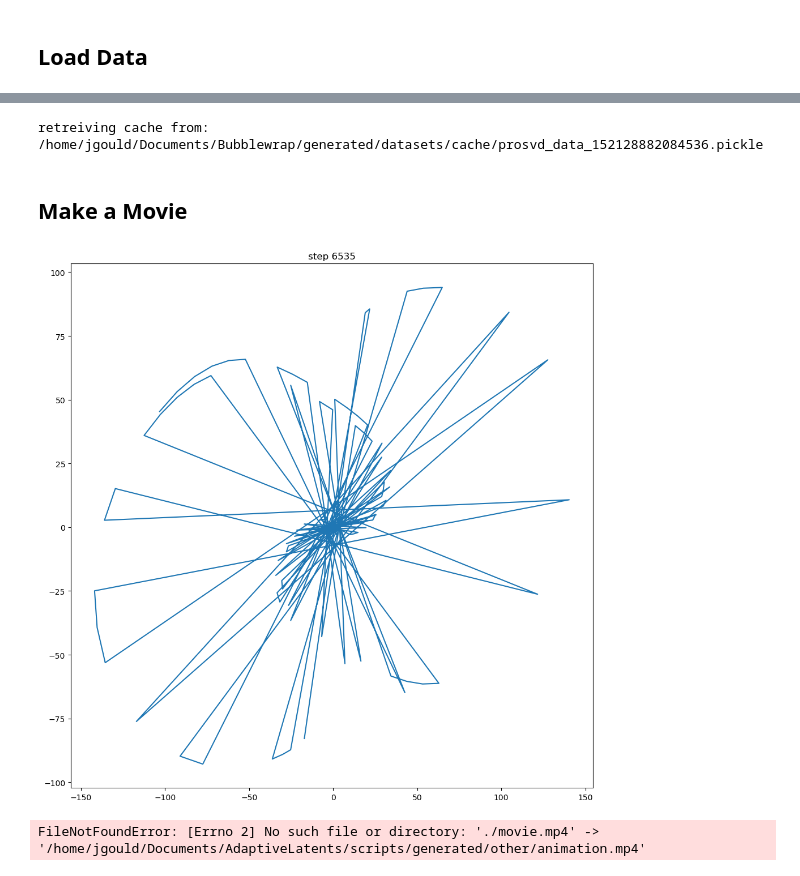
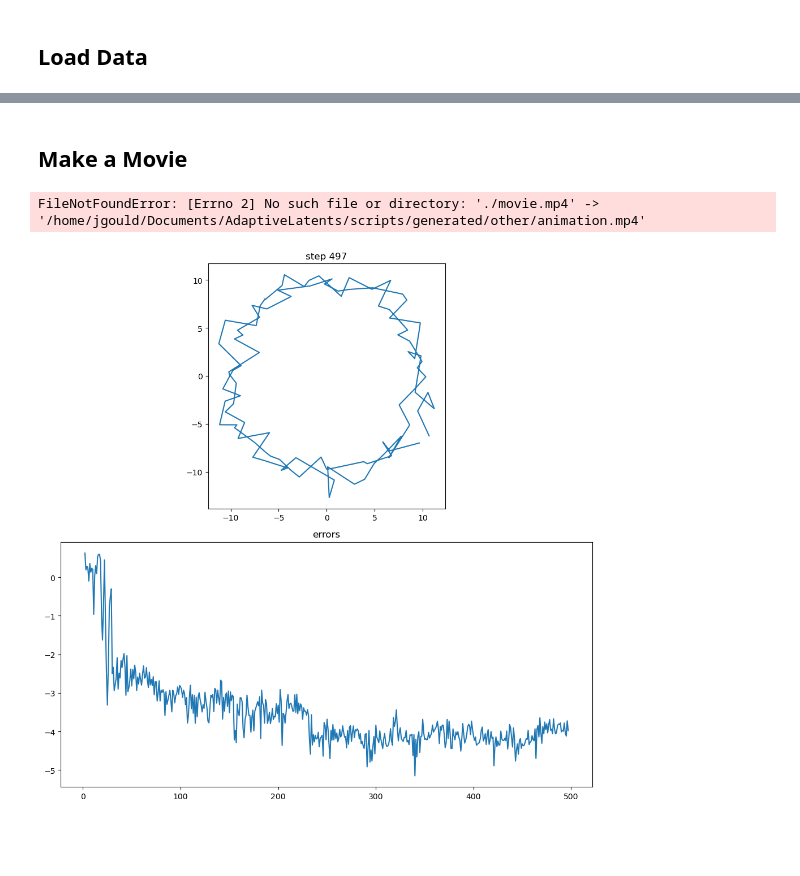
Before and after one commit to draeloslab/AdaptiveLatents, a Jupyter notebook: scripts/streaming_jpca.ipynb, the cells around one changed output, grey strips where cells are left out. Cells and saved outputs as stored; diff of their text form; code cells hidden in the pictures; blank space fills up the shorter version.

```diff
--- a/scripts/streaming_jpca.ipynb
+++ b/scripts/streaming_jpca.ipynb
@@ -33,71 +28,85 @@ retreiving cache from: /home/jgould/Documents/Bubblewrap/generated/datasets/cach
 # %%
-data = loadmat(adaptive_latents.CONFIG["data_path"] / 'church' / 'exampleData.mat', squeeze_me=True, simplify_cells=True)['Data']
-A = []
-times = data[0]['times']
-for d in data:
-    A.append(d['A'])
-    assert np.all(times == d['times'])
-A = np.array(A)
+# data = loadmat(adaptive_latents.CONFIG["data_path"] / 'church' / 'exampleData.mat', squeeze_me=True, simplify_cells=True)['Data']
+# A = []
+# times = data[0]['times']
+# for d in data:
+#     A.append(d['A'])
+#     assert np.all(times == d['times'])
+# A = np.array(A)
 
 
-AA = np.array(A)
-AA[:,-1,:] = np.nan
-obs = AA.reshape((-1, 218))
+# AA = np.array(A)
+# AA[:,-1,:] = np.nan
+# obs = AA.reshape((-1, 218))
 
-# obs -= np.nanmean(obs,axis=0)
-obs = adaptive_latents.input_sources.prosvd_data(input_arr=obs, output_d=6, init_size=50)
+# # obs -= np.nanmean(obs,axis=0)
+# obs = adaptive_latents.input_sources.prosvd_data(input_arr=obs, output_d=6, init_size=50)
-# %% [output]
-retreiving cache from: /home/jgould/Documents/Bubblewrap/generated/datasets/cache/prosvd_data_152128882084536.pickle
 # %% [markdown]
 ## Make a Movie
 # %%
-m, n = 2000, 4
-X, _, true_variables = jpca.generate_circle_embedded_in_high_d(rng,m=2000,n=4)
+m, n = 200, 4
+X, _, true_variables = jpca.generate_circle_embedded_in_high_d(np.random.default_rng(42),m=m,n=n, shape=(10,10))
 # %%
-X = obs
-true_variables = None
+# X = obs
+# true_variables = None
 # %%
 class CustomAnimation(AnimationManager):
-    n_rows = 1
+    n_rows = 2
     n_cols = 1
     fps = 40
-    def draw_frame(self, step, history):
+    def draw_frame(self, step, history, errors):
         self.ax[0,0].cla()
         self.ax[0,0].plot(history[-100:,0], history[-100:,1])
         self.ax[0,0].set_title(f"step {step}")
+        self.ax[0,0].axis("scaled")
+
+        self.ax[1,0].cla()
+        self.ax[1,0].plot(np.log(errors))
+        self.ax[1,0].set_title("Aligned difference from true ")
+        self.ax[1,0].set_ylabel("log frobenius norm of matrix difference")
         self.movie_writer.grab_frame()
 # %%
 X, X_dot = jpca.X_and_X_dot_from_data(X)
 m, n = X.shape
 
 H = jpca.make_H(n)
 reg = VanillaOnlineRegressor(input_d=H.shape[1], output_d=1, init_min_ratio=2)
 
+am = None
 am = CustomAnimation()
+
 observations = []
 errors = []
+U_history = []
+k_history = []
+U = None
 for i in tqdm(range(X.shape[0])):
     rows = jpca.make_X_tilde(X[i, None]) @ H
     for j in range(n):
         x = rows[j]
         y = X_dot[i, j]
         reg.safe_observe(x, y)
-    U = jpca.U_from_beta(reg.get_beta(), n)
+    k = reg.get_beta()
+    U = jpca.U_from_beta(k, n, U)
+    U_history.append(U)
+    k_history.append(k)
     observations.append(X[i] @ U)
-    if i > 6000:
-        am.draw_frame(i,np.array(observations))
     if true_variables is not None:
         try:
             A,B = jpca.align_column_spaces(U[:,:2], true_variables['C'])
             errors.append(np.linalg.norm(A-B))
         except np.linalg.LinAlgError:
             errors.append(np.nan)
+    am.draw_frame(i,np.array(observations), errors)
+
+
+if am is not None:
+    am.set_final_output_location("/home/jgould/Documents/AdaptiveLatents/generated/other/animation.mp4")
+    am.finish()
 
 observations = np.array(observations)
+U_history = np.array(U_history)
+k_history = np.squeeze(k_history)
 # %% [output]
+FileNotFoundError: [Errno 2] No such file or directory: './movie.mp4' -> '/home/jgould/Documents/AdaptiveLatents/scripts/generated/other/animation.mp4'
-[figure, old version]
+[figure, new version]
-# %%
-am.set_final_output_location("/home/jgould/Documents/AdaptiveLatents/scripts/generated/other/animation.mp4")
-am.finish()
-# %% [output]
-FileNotFoundError: [Errno 2] No such file or directory: './movie.mp4' -> '/home/jgould/Documents/AdaptiveLatents/scripts/generated/other/animation.mp4'
```
Also changed, not shown: parts of 13 cells of this notebook, 5 other files.
